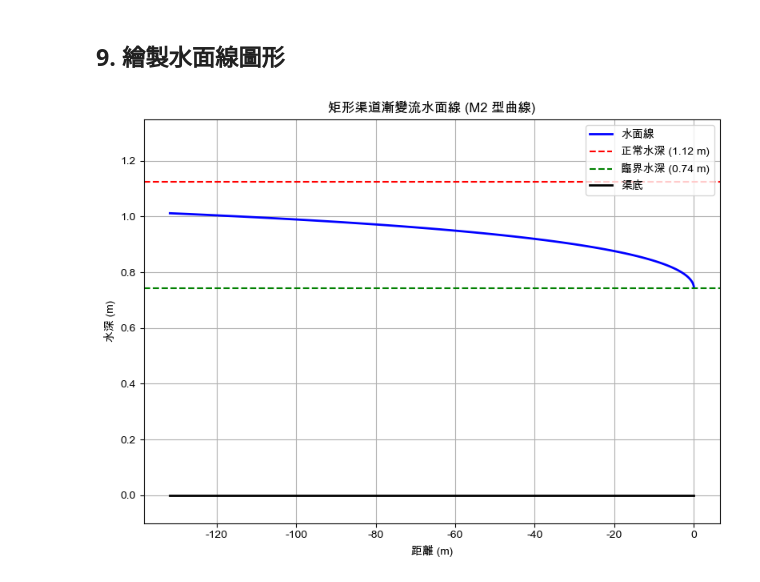
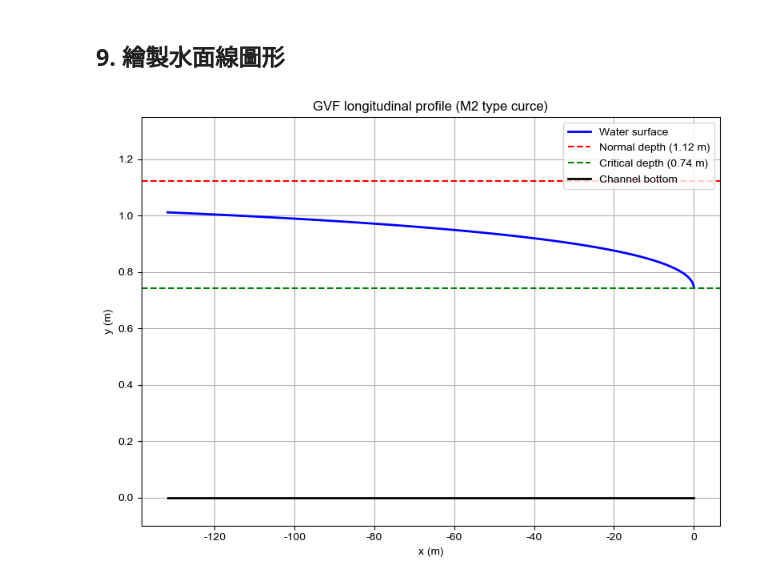
Before and after one commit to mengyulin/Hydraulics-in-Open-Channels, a Jupyter notebook: Chap_5/DirectInt.ipynb, the cells around one changed output. Drawn from its saved outputs; the diff is of its cells as text; code cells hidden in the pictures.

```diff
--- a/Chap_5/DirectInt.ipynb
+++ b/Chap_5/DirectInt.ipynb
@@ -502,29 +502,29 @@ results.loc[[0, 10, 20, 30, 40, 50, 60, 99]]
 # %%
 # 繪製水面線圖形
 plt.figure(figsize=(8, 6))
 
 # 繪製水面線
-plt.plot(x_values, y_values, 'b-', linewidth=2, label='水面線')
+plt.plot(x_values, y_values, 'b-', linewidth=2, label='Water surface')
 
 # 繪製正常水深線和臨界水深線
-plt.axhline(y=y_n, color='r', linestyle='--', label=f'正常水深 ({y_n:.2f} m)')
-plt.axhline(y=y_c, color='g', linestyle='--', label=f'臨界水深 ({y_c:.2f} m)')
+plt.axhline(y=y_n, color='r', linestyle='--', label=f'Normal depth ({y_n:.2f} m)')
+plt.axhline(y=y_c, color='g', linestyle='--', label=f'Critical depth ({y_c:.2f} m)')
 
 # 添加渠底線
-plt.plot(x_values, np.zeros_like(x_values), 'k-', linewidth=2, label='渠底')
+plt.plot(x_values, np.zeros_like(x_values), 'k-', linewidth=2, label='Channel bottom')
 
 # 設定軸標題和圖例
-plt.xlabel('距離 (m)')
-plt.ylabel('水深 (m)')
-plt.title(f'矩形渠道漸變流水面線 ({profile_type} 型曲線)')
+plt.xlabel('x (m)')
+plt.ylabel('y (m)')
+plt.title(f'GVF longitudinal profile ({profile_type} type curce)')
 plt.legend()
 plt.grid(True)
 
 # 調整y軸範圍，使渠底可見
 plt.ylim(-0.1, max(y_n, y_c, y_start) * 1.2)
 
 # 顯示圖形
 plt.tight_layout()
 plt.show()
 # %% [output]
-[figure, old version]
+[figure, new version]
```
